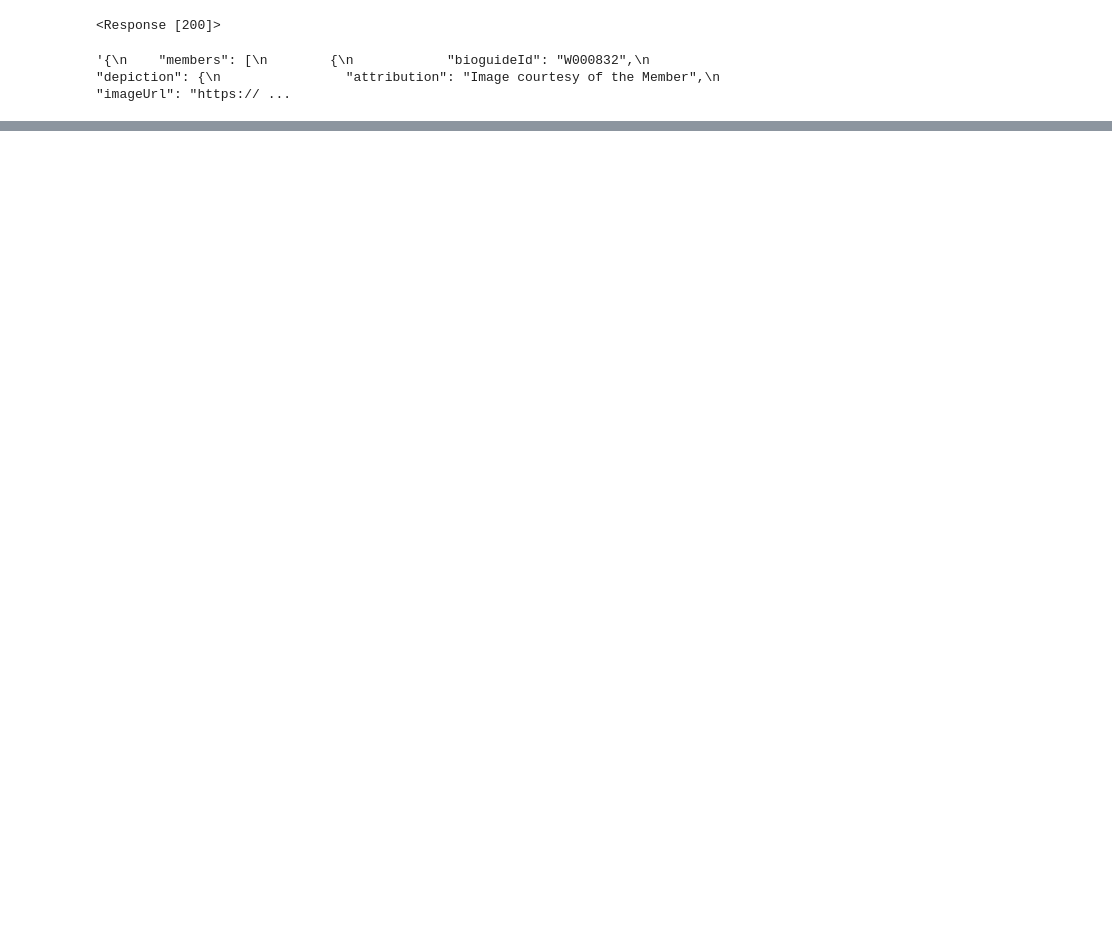
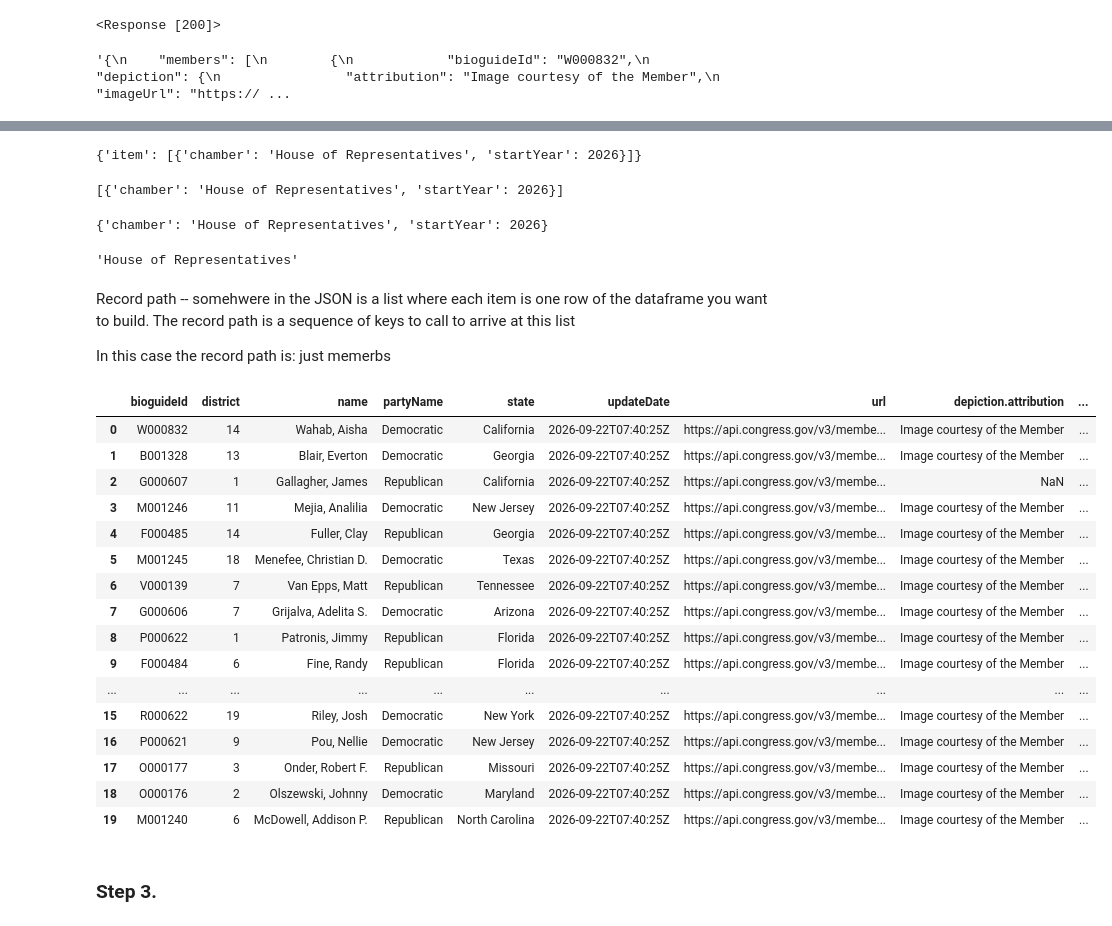
Before and after one commit to Graviton12/congress_transparency_class26, a Jupyter notebook: notebooks/demo_09_19_2026.ipynb, the cells around one changed output, grey strips where cells are left out. Cells and saved outputs as stored; diff of their text form; code cells hidden in the pictures; blank space fills up the shorter version.

Commit message:
worked on API pagination, JSONs, user-agents

```diff
--- a/notebooks/demo_09_19_2026.ipynb
+++ b/notebooks/demo_09_19_2026.ipynb
@@ -65,0 +73,8 @@ r.json()
+# %%
+botname = 'ds6600'
+version = '0.0'
+purpose = 'Class demonstration'
+email = 'ncq3dw@virginia.edu'
+useragent = f'{botname}/{version} ({purpose}; {email}) python-requests/{requests.__version__}'
+headers = {'User-Agent': useragent}
+headers
@@ -65,0 +83,8 @@ r.json()
+# %%
+root = 'https://api.congress.gov/v3'
+endpoint = '/member'
+params = {'format': 'json',
+          'currentMember': True,
+          'api_key': congresskey}
+r = requests.get(root + endpoint, params=params, headers=headers)
+r
@@ -65,0 +95,3 @@ r.json()
+# %%
+myjson = r.json()
+myjson
@@ -65,0 +158,43 @@ r.json()
+# %%
+myjson['members'][0]['terms']
+# %% [output]
+{'item': [{'chamber': 'House of Representatives', 'startYear': 2026}]}
+# %%
+myjson['members'][0]['terms']['item']
+# %% [output]
+[{'chamber': 'House of Representatives', 'startYear': 2026}]
+# %%
+myjson['members'][0]['terms']['item'][0]
+# %% [output]
+{'chamber': 'House of Representatives', 'startYear': 2026}
+# %%
+myjson['members'][0]['terms']['item'][0]['chamber']
+# %% [output]
+'House of Representatives'
+# %% [markdown]
+Record path -- somehwere in the JSON is a list where each item is one row of the dataframe you want to build. The record path is a sequence of keys to call to arrive at this list
+
+In this case the record path is: just memerbs
+# %%
+congress_df = pd.json_normalize(myjson, record_path=['members'])
+congress_df
+# %% [output]
+|  | bioguideId | district | name | partyName | state | updateDate | url | depiction.attribution | ... |
+| 0 | W000832 | 14 | Wahab, Aisha | Democratic | California | 2026-09-22T07:40:25Z | https://api.congress.gov/v3/membe... | Image courtesy of the Member | ... |
+| 1 | B001328 | 13 | Blair, Everton | Democratic | Georgia | 2026-09-22T07:40:25Z | https://api.congress.gov/v3/membe... | Image courtesy of the Member | ... |
+| 2 | G000607 | 1 | Gallagher, James | Republican | California | 2026-09-22T07:40:25Z | https://api.congress.gov/v3/membe... | NaN | ... |
+| 3 | M001246 | 11 | Mejia, Analilia | Democratic | New Jersey | 2026-09-22T07:40:25Z | https://api.congress.gov/v3/membe... | Image courtesy of the Member | ... |
+| 4 | F000485 | 14 | Fuller, Clay | Republican | Georgia | 2026-09-22T07:40:25Z | https://api.congress.gov/v3/membe... | Image courtesy of the Member | ... |
+| 5 | M001245 | 18 | Menefee, Christian D. | Democratic | Texas | 2026-09-22T07:40:25Z | https://api.congress.gov/v3/membe... | Image courtesy of the Member | ... |
+| 6 | V000139 | 7 | Van Epps, Matt | Republican | Tennessee | 2026-09-22T07:40:25Z | https://api.congress.gov/v3/membe... | Image courtesy of the Member | ... |
+| 7 | G000606 | 7 | Grijalva, Adelita S. | Democratic | Arizona | 2026-09-22T07:40:25Z | https://api.congress.gov/v3/membe... | Image courtesy of the Member | ... |
+| 8 | P000622 | 1 | Patronis, Jimmy | Republican | Florida | 2026-09-22T07:40:25Z | https://api.congress.gov/v3/membe... | Image courtesy of the Member | ... |
+| 9 | F000484 | 6 | Fine, Randy | Republican | Florida | 2026-09-22T07:40:25Z | https://api.congress.gov/v3/membe... | Image courtesy of the Member | ... |
+| ... | ... | ... | ... | ... | ... | ... | ... | ... | ... |
+| 15 | R000622 | 19 | Riley, Josh | Democratic | New York | 2026-09-22T07:40:25Z | https://api.congress.gov/v3/membe... | Image courtesy of the Member | ... |
+| 16 | P000621 | 9 | Pou, Nellie | Democratic | New Jersey | 2026-09-22T07:40:25Z | https://api.congress.gov/v3/membe... | Image courtesy of the Member | ... |
+| 17 | O000177 | 3 | Onder, Robert F. | Republican | Missouri | 2026-09-22T07:40:25Z | https://api.congress.gov/v3/membe... | Image courtesy of the Member | ... |
+| 18 | O000176 | 2 | Olszewski, Johnny | Democratic | Maryland | 2026-09-22T07:40:25Z | https://api.congress.gov/v3/membe... | Image courtesy of the Member | ... |
+| 19 | M001240 | 6 | McDowell, Addison P. | Republican | North Carolina | 2026-09-22T07:40:25Z | https://api.congress.gov/v3/membe... | Image courtesy of the Member | ... |
+# %% [markdown]
+### Step 3.
```
Also changed, not shown: parts of 20 cells of this notebook.
